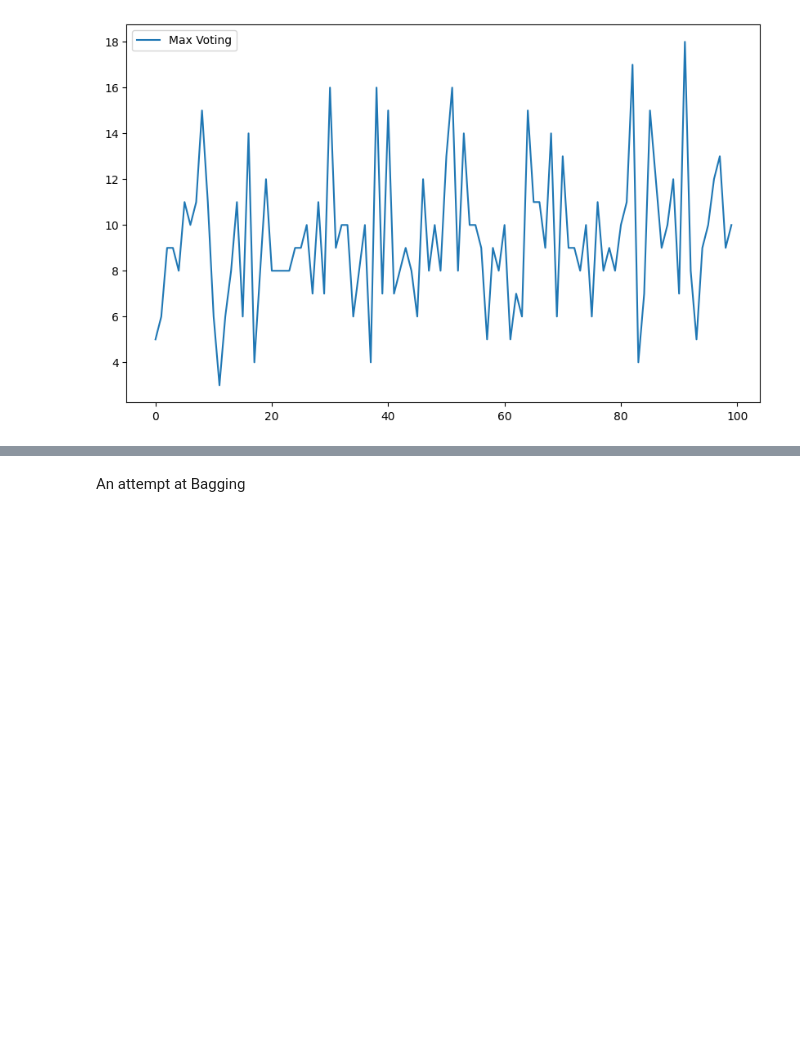
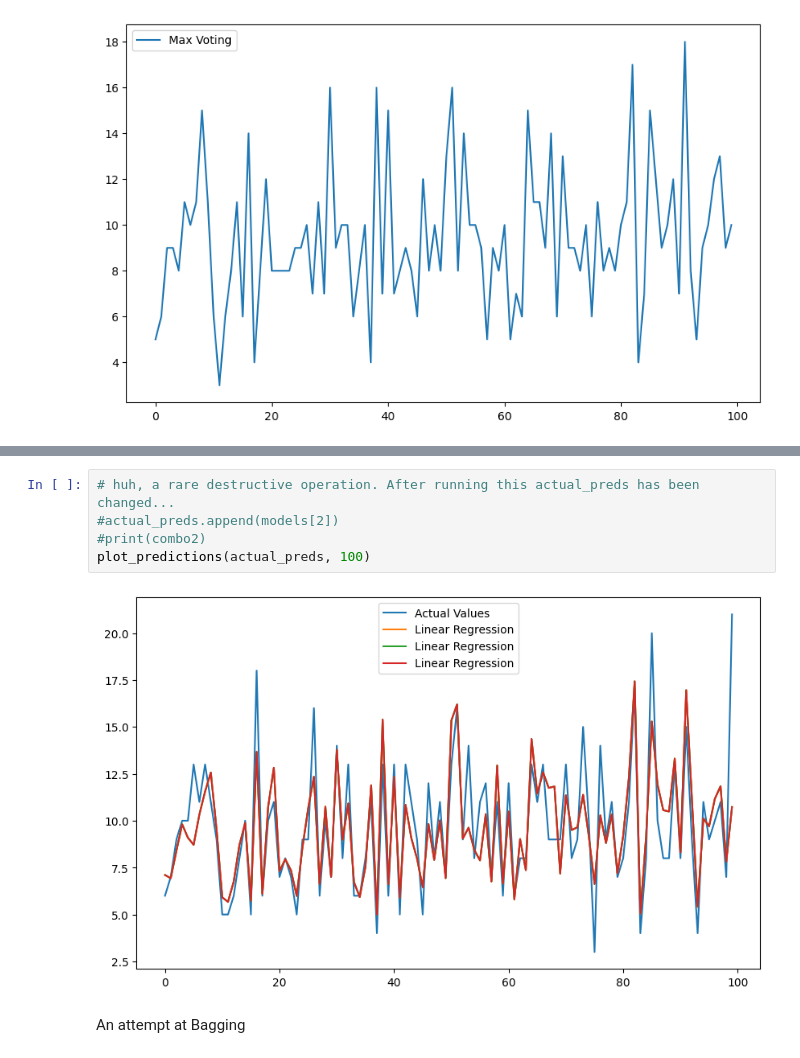
Before and after one commit to flyinacres/kaggle, a Jupyter notebook: abalone-submission-03.ipynb, the cells around one changed output, grey strips where cells are left out. Cells and saved outputs as stored; diff of their text form; blank space fills up the shorter version.

```diff
--- a/abalone-submission-03.ipynb
+++ b/abalone-submission-03.ipynb
@@ -213,3 +242,10 @@ plot_predictions(final_model1, 100)
+# %%
+# huh, a rare destructive operation. After running this actual_preds has been changed...
+#actual_preds.append(models[2])
+#print(combo2)
+plot_predictions(actual_preds, 100)
+# %% [output]
+[figure, added]
 # %% [markdown]
 An attempt at Bagging
 # %%
```
Also changed, not shown: parts of 7 cells of this notebook.
